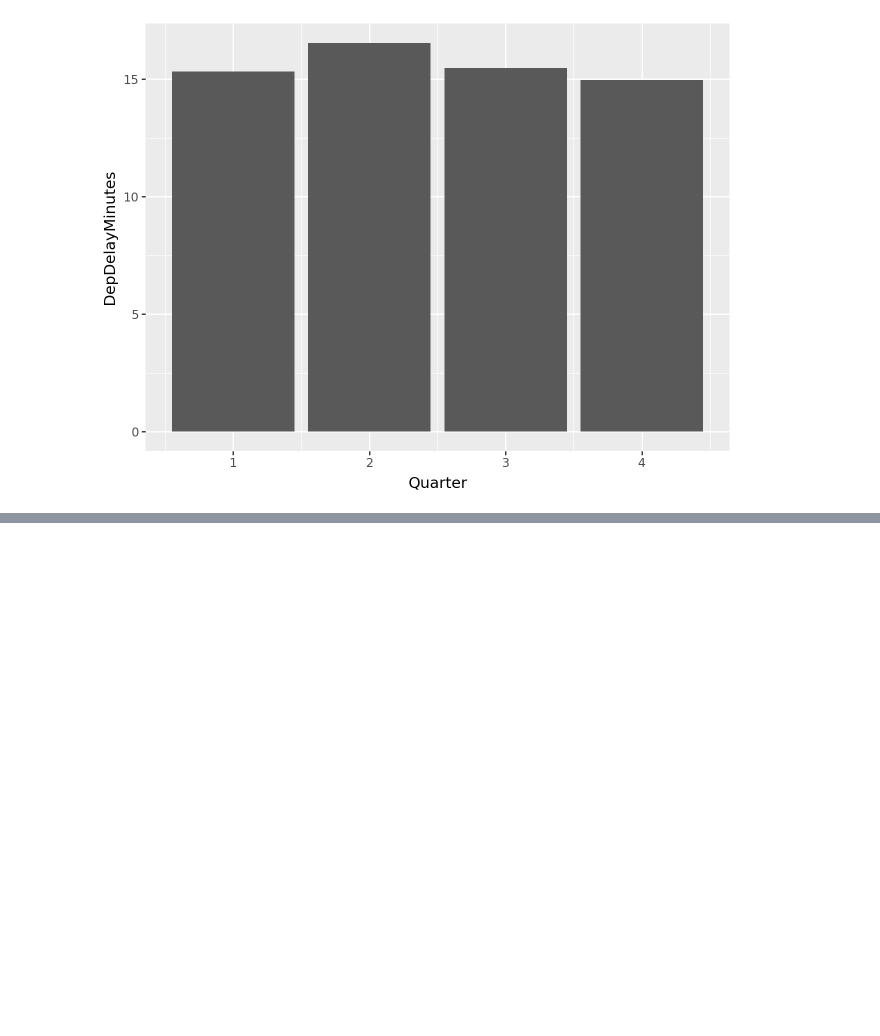
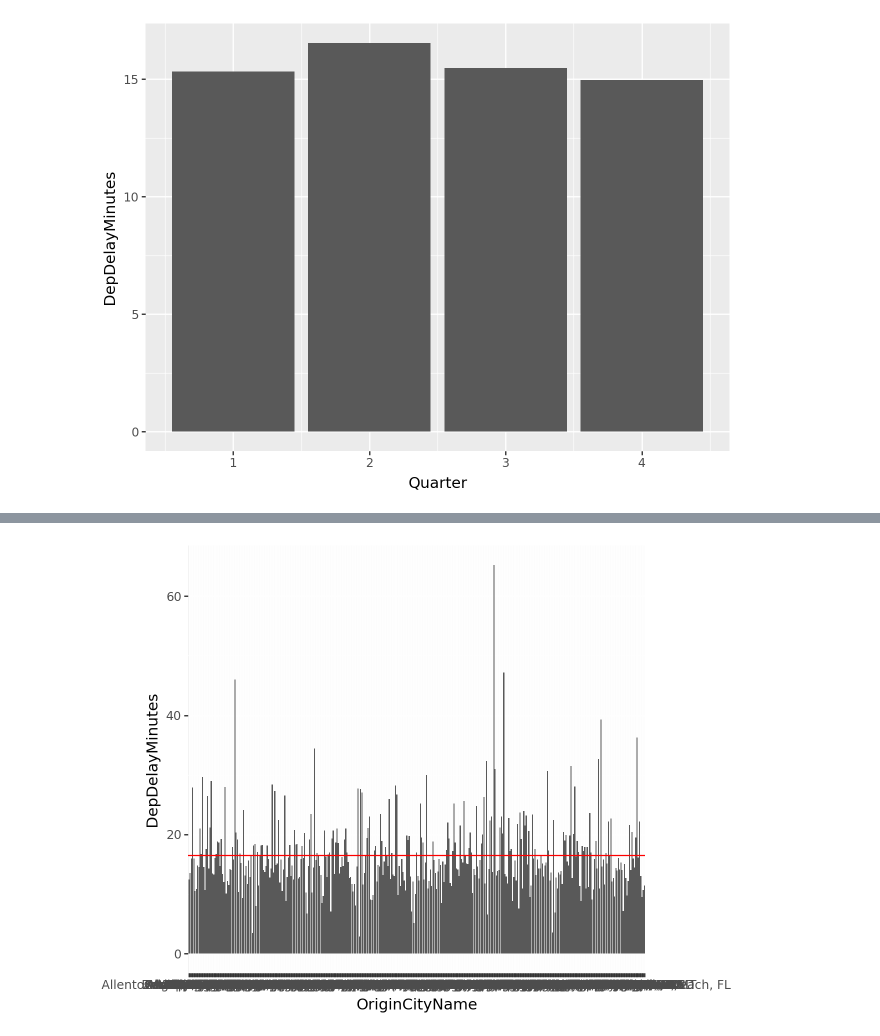
Before and after one commit to irene-zh/Summer-Practicum-25, a Jupyter notebook: 2_Code/Hannah_Ben_delays.ipynb, the cells around one changed output, grey strips where cells are left out. Cells and saved outputs as stored; diff of their text form; code cells hidden in the pictures; blank space fills up the shorter version.

```diff
--- a/2_Code/Hannah_Ben_delays.ipynb
+++ b/2_Code/Hannah_Ben_delays.ipynb
@@ -121,0 +129,7 @@ ggplot(avg_delay_by_quarter, aes(x = 'Quarter', y = 'DepDelayMinutes')) + geom_c
+# %%
+#average delay by origin city
+avg_delay_by_origin_city = df.groupby("OriginCityName")["DepDelayMinutes"].mean().reset_index()
+
+ggplot(avg_delay_by_origin_city, aes(x = 'OriginCityName', y = 'DepDelayMinutes')) + geom_col() + geom_hline(yintercept=avg_delay_by_origin_city["DepDelayMinutes"].mean(), color="Red")
+# %% [output]
+[figure, added]
```
Also changed, not shown: parts of 4 cells of this notebook, 3 other files.
